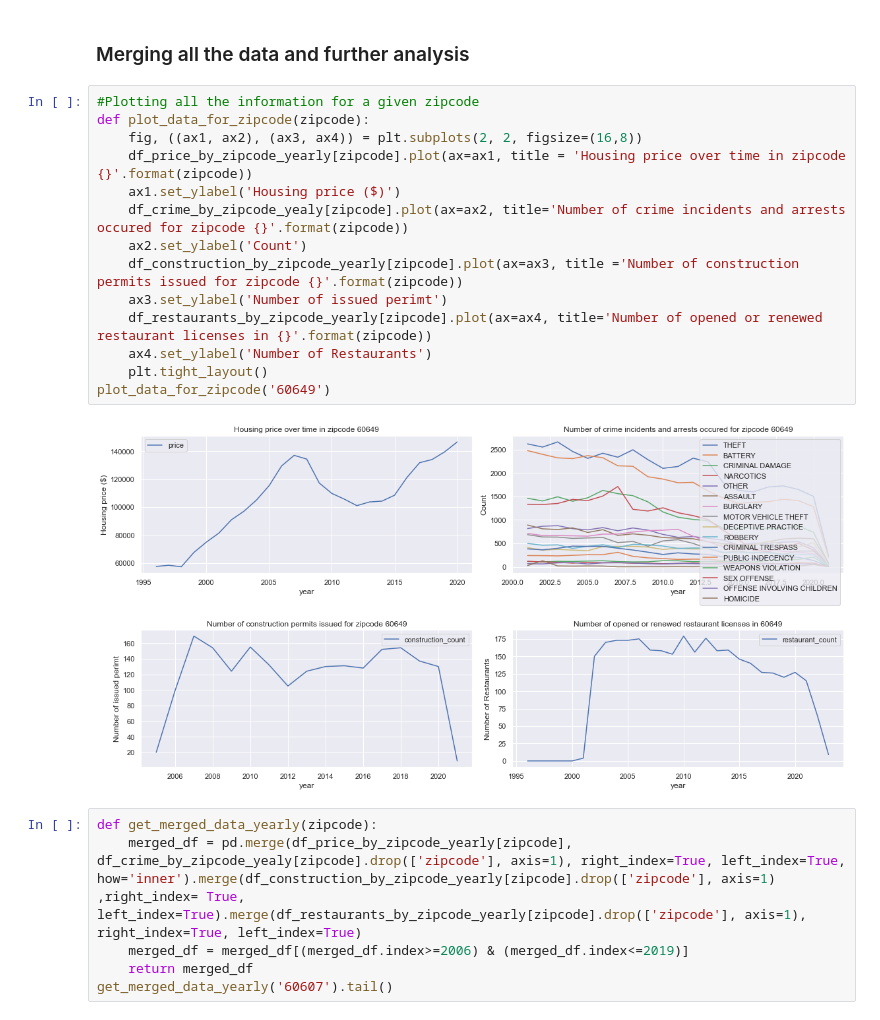
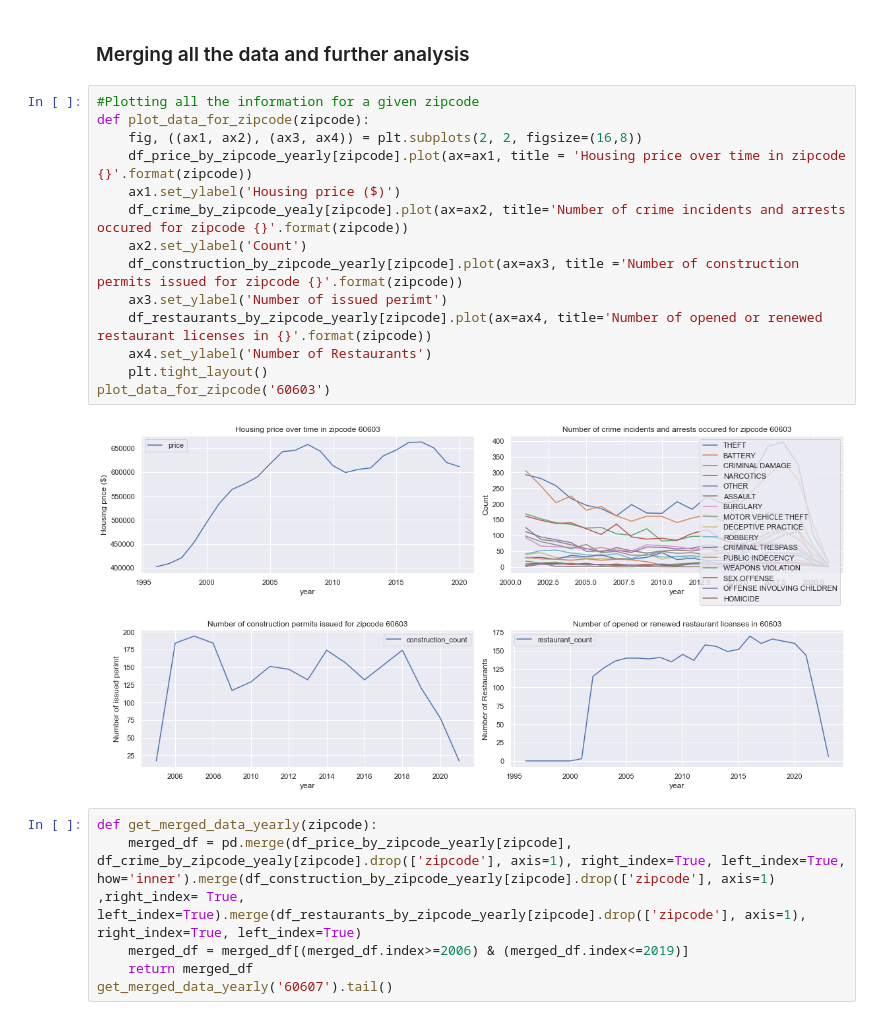
Before and after one commit to mandanah/capstone2, a Jupyter notebook: identify_up_and_coming_neighborhoods.ipynb, the cells around one changed output. Drawn from its saved outputs; the diff is of its cells as text.

```diff
--- a/identify_up_and_coming_neighborhoods.ipynb
+++ b/identify_up_and_coming_neighborhoods.ipynb
@@ -1109,19 +1107,19 @@ some_zipcode_extra_info = pd.merge(some_zipcode_extra_info.set_index('zipcode'),
 # %%
 #Plotting all the information for a given zipcode
 def plot_data_for_zipcode(zipcode):
     fig, ((ax1, ax2), (ax3, ax4)) = plt.subplots(2, 2, figsize=(16,8))
     df_price_by_zipcode_yearly[zipcode].plot(ax=ax1, title = 'Housing price over time in zipcode {}'.format(zipcode))
     ax1.set_ylabel('Housing price ($)')
     df_crime_by_zipcode_yealy[zipcode].plot(ax=ax2, title='Number of crime incidents and arrests occured for zipcode {}'.format(zipcode))
     ax2.set_ylabel('Count')
     df_construction_by_zipcode_yearly[zipcode].plot(ax=ax3, title ='Number of construction permits issued for zipcode {}'.format(zipcode))
     ax3.set_ylabel('Number of issued perimt')
     df_restaurants_by_zipcode_yearly[zipcode].plot(ax=ax4, title='Number of opened or renewed restaurant licenses in {}'.format(zipcode))
     ax4.set_ylabel('Number of Restaurants')
     plt.tight_layout()
-plot_data_for_zipcode('60649')
+plot_data_for_zipcode('60603')
 # %% [output]
-[figure, old version]
+[figure, new version]
 # %%
 def get_merged_data_yearly(zipcode):
     merged_df = pd.merge(df_price_by_zipcode_yearly[zipcode], df_crime_by_zipcode_yealy[zipcode].drop(['zipcode'], axis=1), right_index=True, left_index=True, how='inner').merge(df_construction_by_zipcode_yearly[zipcode].drop(['zipcode'], axis=1) ,right_index= True, left_index=True).merge(df_restaurants_by_zipcode_yearly[zipcode].drop(['zipcode'], axis=1), right_index=True, left_index=True)
```
Also changed, not shown: parts of 21 cells of this notebook.
